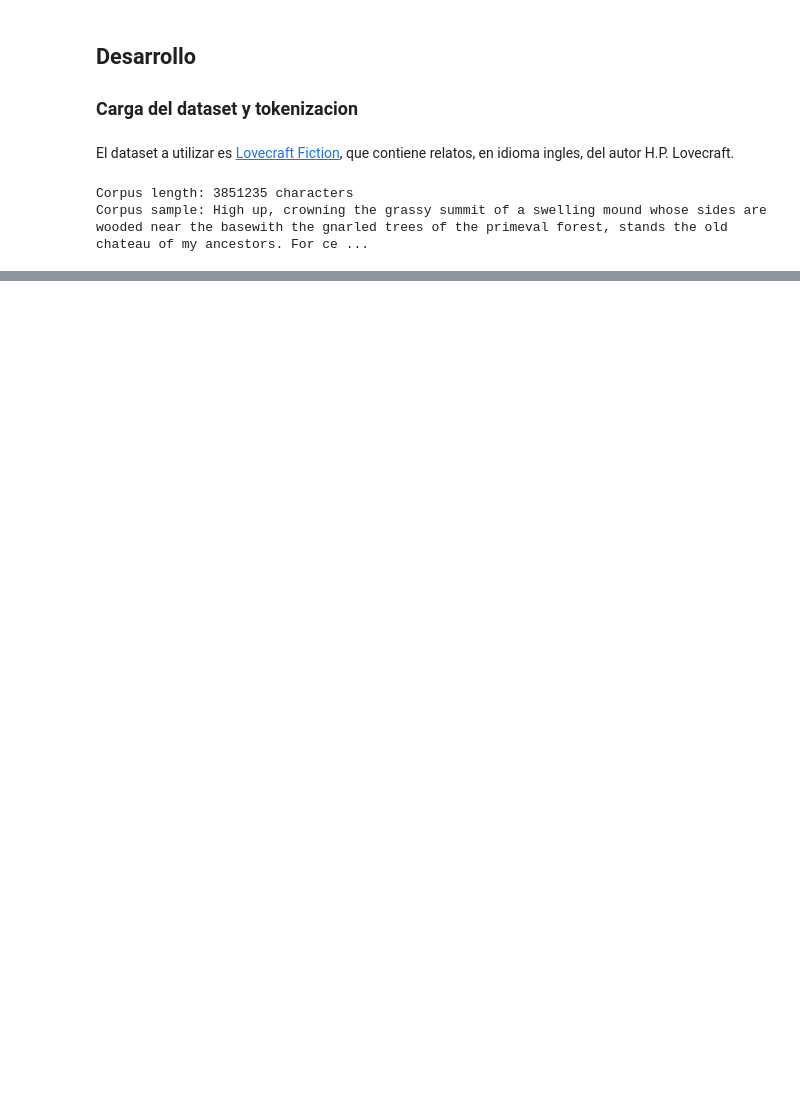
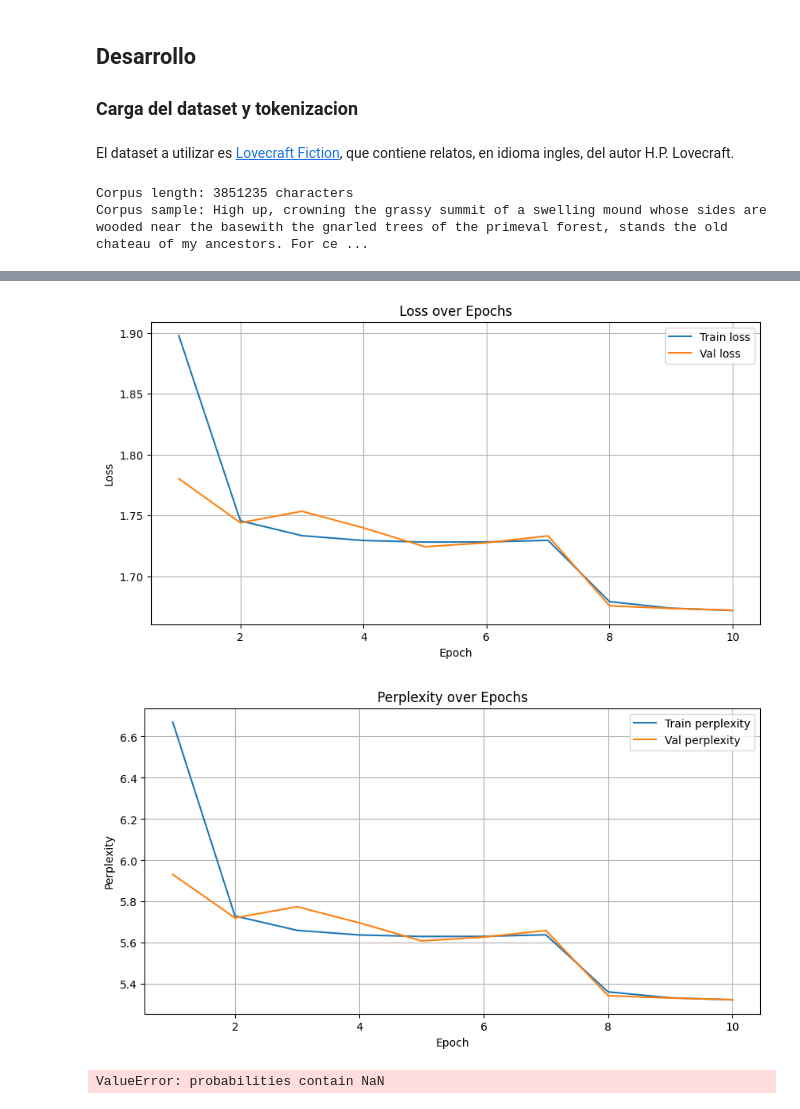
Before and after one commit to maximdorogov/fiuba-nlp, a Jupyter notebook: desafio_3/desafio_3.ipynb, the cells around one changed output, grey strips where cells are left out. Cells and saved outputs as stored; diff of their text form; code cells hidden in the pictures; blank space fills up the shorter version.

```diff
--- a/desafio_3/desafio_3.ipynb
+++ b/desafio_3/desafio_3.ipynb
@@ -95,0 +185,5 @@ y = np.array(list(tokenized_sentences_train)[1:])
+# %%
+model = SimpleRNN(vocab_size=len(chars_vocab)).to('cuda')
+
+print('--- Torchinfo summary: ---')
+print(summary(model, input_size=(1, 100)))
@@ -95,0 +252,20 @@ y = np.array(list(tokenized_sentences_train)[1:])
+# %%
+def perplexity(loss_value: float) -> float:
+    try:
+        perplexity = np.exp(loss_value)
+    except OverflowError:
+        perplexity = float('inf')
+    return perplexity
+
+def evaluate(model, data_loader, loss_fn) -> tuple[float, float]:
+    model.eval()
+    total_loss = 0
+    with torch.no_grad():
+        for input, target in tqdm(data_loader, desc="Validation"):
+            input, target = input.to(device), target.to(device)
+            logits = model(input)
+            loss = loss_fn(logits.transpose(1, 2), target)
+            total_loss += loss.item()
+    avg_loss = total_loss / len(data_loader)
+    ppl = perplexity(avg_loss)
+    return avg_loss, ppl
@@ -95,0 +333,23 @@ y = np.array(list(tokenized_sentences_train)[1:])
+# %%
+plt.figure(figsize=(10, 5))
+plt.plot(range(1, EPOCHS + 1), train_loss_avg)
+plt.plot(range(1, EPOCHS + 1), val_loss_avg)
+plt.title('Loss over Epochs')
+plt.xlabel('Epoch')
+plt.ylabel('Loss')
+plt.grid()
+plt.legend(['Train loss', 'Val loss'])
+plt.show()
+
+plt.figure(figsize=(10, 5))
+plt.plot(range(1, EPOCHS + 1), train_ppl)
+plt.plot(range(1, EPOCHS + 1), val_ppl)
+plt.title('Perplexity over Epochs')
+plt.xlabel('Epoch')
+plt.ylabel('Perplexity')
+plt.grid()
+plt.legend(['Train perplexity', 'Val perplexity'])
+plt.show()
+# %% [output]
+[figure, added]
+[figure, added]
@@ -95,0 +518,7 @@ y = np.array(list(tokenized_sentences_train)[1:])
+# %%
+log_probs, text_seqs = inference_beamsearch(model, "insm", n_chars=100, top_k=3, mode='sto')
+
+print(log_probs)
+print(text_seqs)
+# %% [output]
+ValueError: probabilities contain NaN
```
Also changed, not shown: parts of 17 cells of this notebook, 1 other file.
